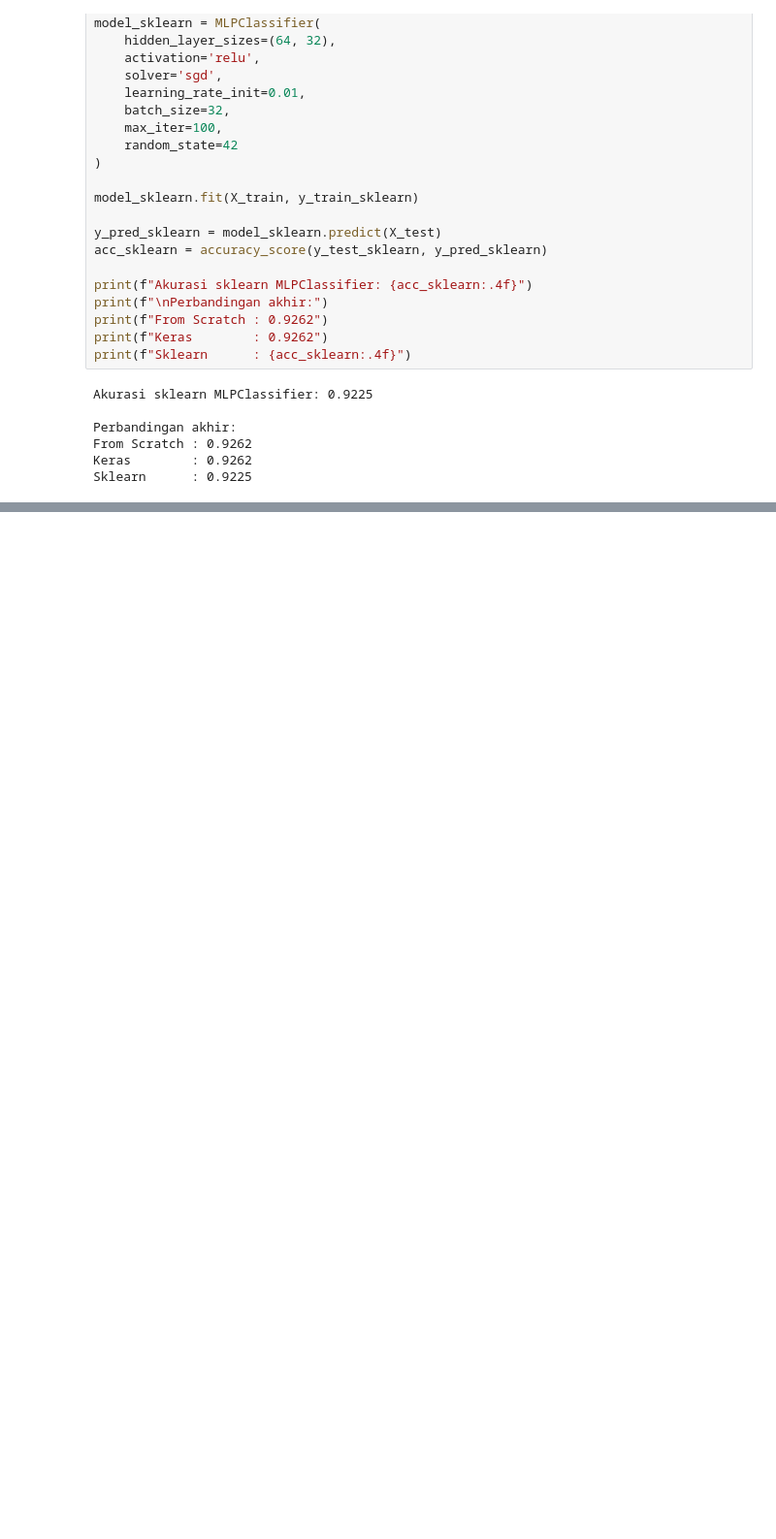
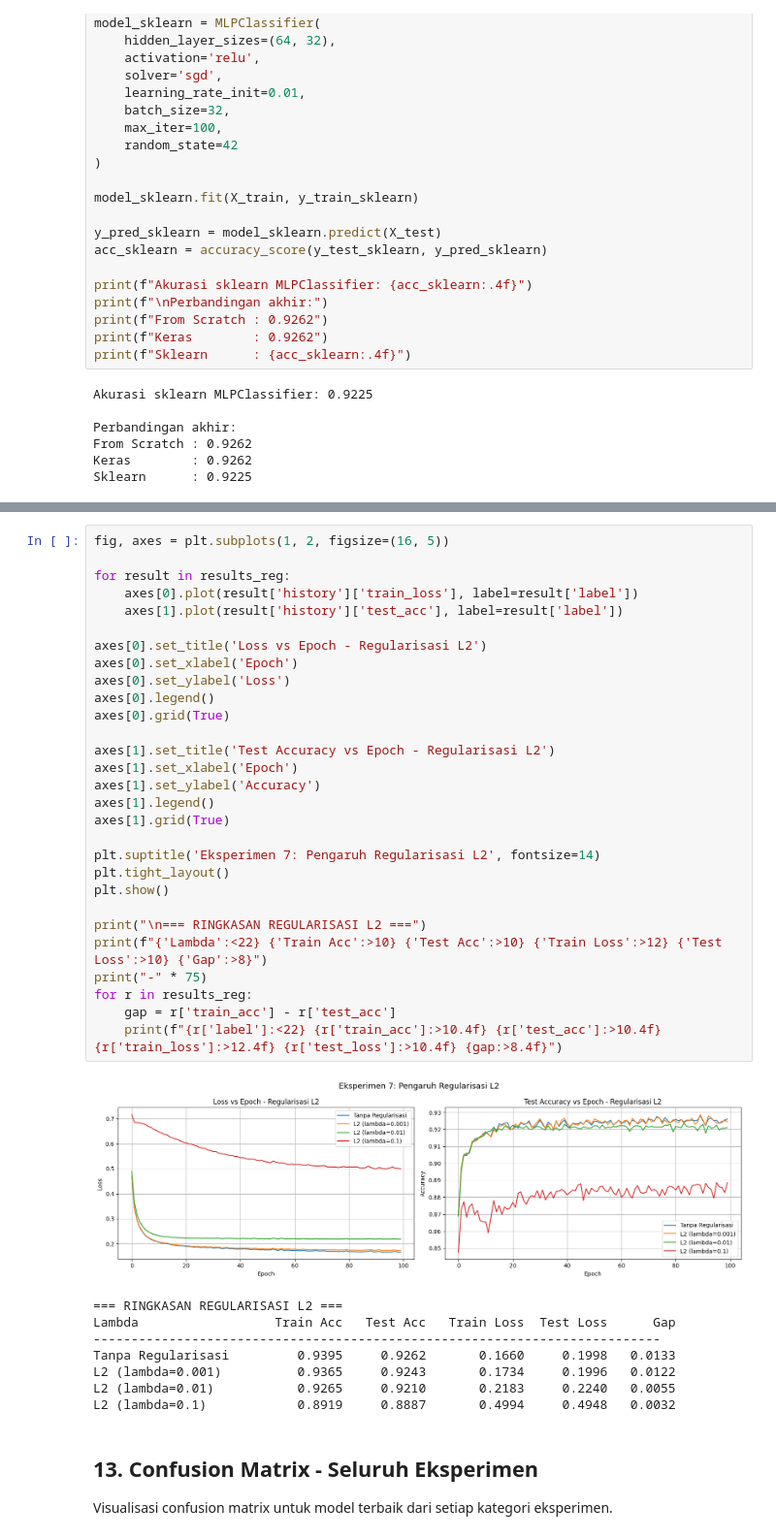
Before and after one commit to aqilmutashim/tubes-ann-drybean, a Jupyter notebook: src/notebooks/ANN_DryBean_Scratch_vs_Keras.ipynb, the cells around one changed output, grey strips where cells are left out. Shown at 97% size. Cells and saved outputs as stored; diff of their text form; blank space fills up the shorter version.

```diff
--- a/src/notebooks/ANN_DryBean_Scratch_vs_Keras.ipynb
+++ b/src/notebooks/ANN_DryBean_Scratch_vs_Keras.ipynb
@@ -1205,0 +1296,41 @@ Sklearn      : 0.9225
+# %%
+fig, axes = plt.subplots(1, 2, figsize=(16, 5))
+
+for result in results_reg:
+    axes[0].plot(result['history']['train_loss'], label=result['label'])
+    axes[1].plot(result['history']['test_acc'], label=result['label'])
+
+axes[0].set_title('Loss vs Epoch - Regularisasi L2')
+axes[0].set_xlabel('Epoch')
+axes[0].set_ylabel('Loss')
+axes[0].legend()
+axes[0].grid(True)
+
+axes[1].set_title('Test Accuracy vs Epoch - Regularisasi L2')
+axes[1].set_xlabel('Epoch')
+axes[1].set_ylabel('Accuracy')
+axes[1].legend()
+axes[1].grid(True)
+
+plt.suptitle('Eksperimen 7: Pengaruh Regularisasi L2', fontsize=14)
+plt.tight_layout()
+plt.show()
+
+print("\n=== RINGKASAN REGULARISASI L2 ===")
+print(f"{'Lambda':<22} {'Train Acc':>10} {'Test Acc':>10} {'Train Loss':>12} {'Test Loss':>10} {'Gap':>8}")
+print("-" * 75)
+for r in results_reg:
+    gap = r['train_acc'] - r['test_acc']
+    print(f"{r['label']:<22} {r['train_acc']:>10.4f} {r['test_acc']:>10.4f} {r['train_loss']:>12.4f} {r['test_loss']:>10.4f} {gap:>8.4f}")
+# %% [output]
+[figure, added]
+=== RINGKASAN REGULARISASI L2 ===
+Lambda                  Train Acc   Test Acc   Train Loss  Test Loss      Gap
+---------------------------------------------------------------------------
+Tanpa Regularisasi         0.9395     0.9262       0.1660     0.1998   0.0133
+L2 (lambda=0.001)          0.9365     0.9243       0.1734     0.1996   0.0122
+L2 (lambda=0.01)           0.9265     0.9210       0.2183     0.2240   0.0055
+L2 (lambda=0.1)            0.8919     0.8887       0.4994     0.4948   0.0032
+# %% [markdown]
+## 13. Confusion Matrix - Seluruh Eksperimen
+Visualisasi confusion matrix untuk model terbaik dari setiap kategori eksperimen.
```
Also changed, not shown: parts of 6 cells of this notebook.
